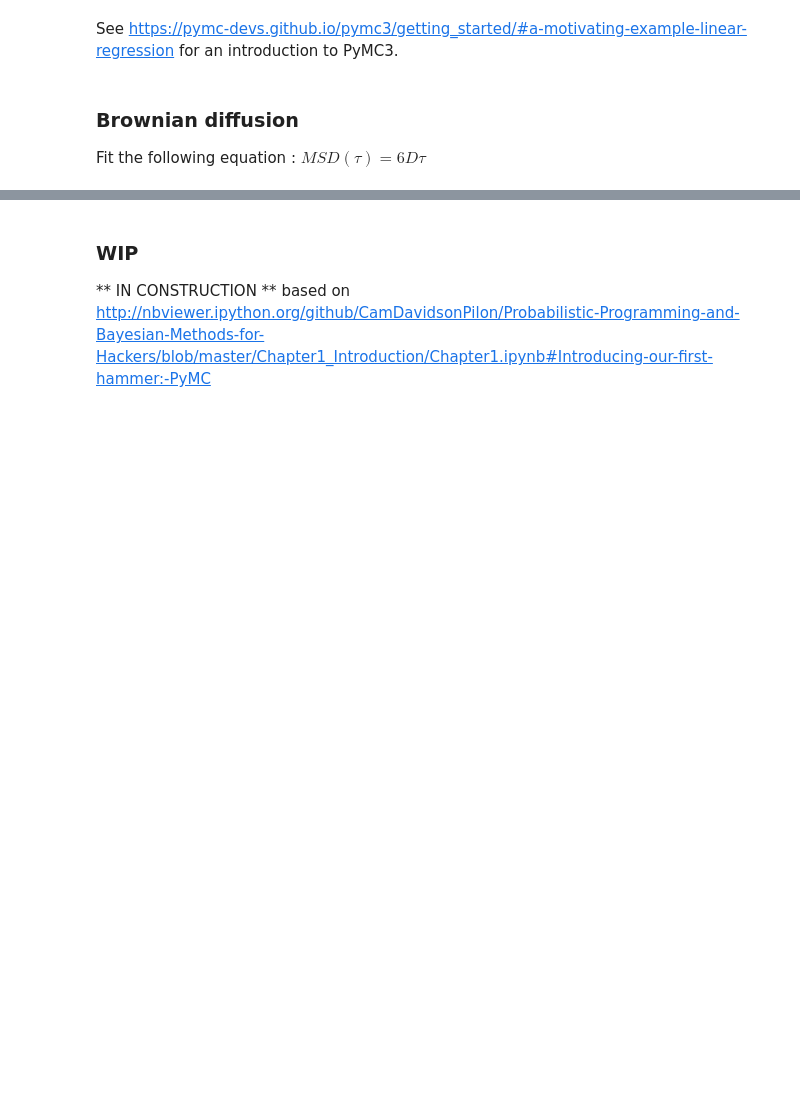
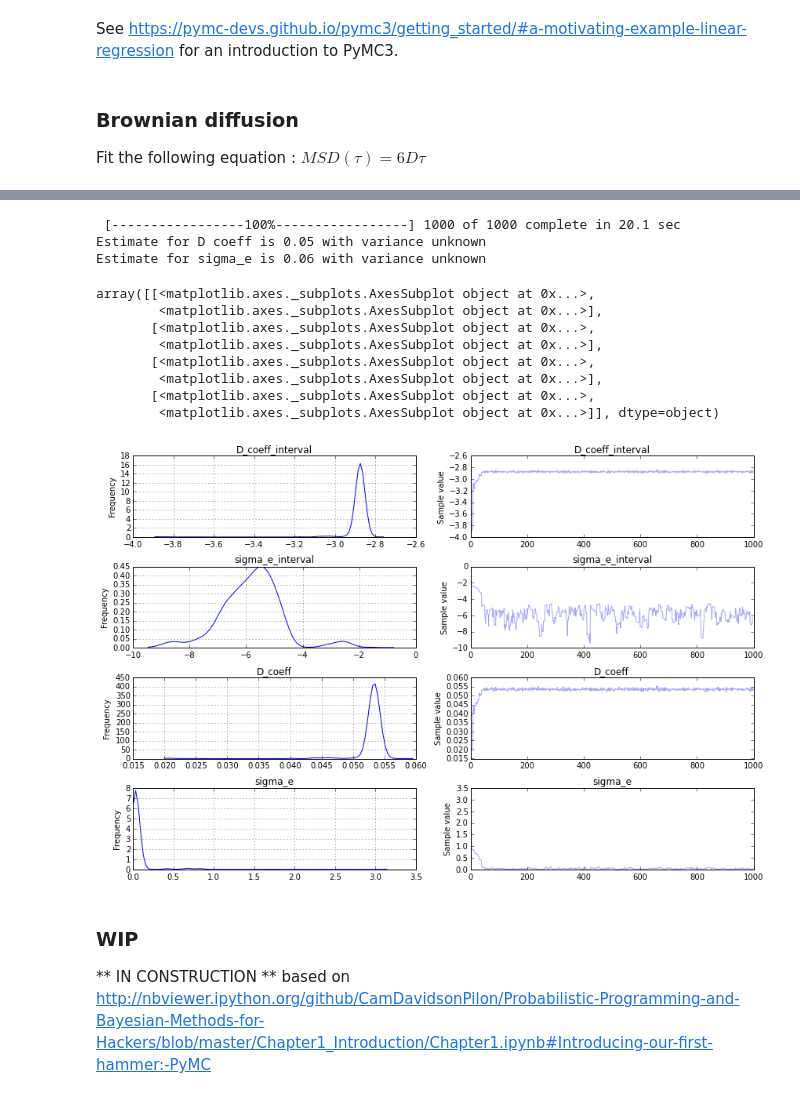
Before and after one commit to hadim/Public-Notebooks, a Jupyter notebook: msd_bayes/msd_bayes.ipynb, the cells around one changed output, grey strips where cells are left out. Cells and saved outputs as stored; diff of their text form; code cells hidden in the pictures; blank space fills up the shorter version.

```diff
--- a/msd_bayes/msd_bayes.ipynb
+++ b/msd_bayes/msd_bayes.ipynb
@@ -187,3 +247,37 @@ array([[<matplotlib.axes._subplots.AxesSubplot object at 0x...>,
+# %%
+# Diffusive + error model
+
+msd_observed = msd_mean.copy()
+
+with pm.Model() as model:
+
+    D_coeff = pm.Uniform("D_coeff", lower=0, upper=1)
+    sigma_e = pm.Uniform("sigma_e", lower=0, upper=10)
+
+    tau = msd_mean.index
+    msd_model = 6 * sigma_e ** 2 + 6 * D_coeff * tau
+
+    observation = pm.Normal("observation", mu=msd_model, observed=msd_observed)
+
+    step = pm.NUTS()
+    trace = pm.sample(1000, step)
+
+print("\nEstimate for D coeff is {:.2f} with variance unknown".format(trace["D_coeff"].mean()))
+print("Estimate for sigma_e is {:.2f} with variance unknown".format(trace["sigma_e"].mean()))
+pm.traceplot(trace)
+# %% [output]
+ [-----------------100%-----------------] 1000 of 1000 complete in 20.1 sec
+Estimate for D coeff is 0.05 with variance unknown
+Estimate for sigma_e is 0.06 with variance unknown
+array([[<matplotlib.axes._subplots.AxesSubplot object at 0x...>,
+        <matplotlib.axes._subplots.AxesSubplot object at 0x...>],
+       [<matplotlib.axes._subplots.AxesSubplot object at 0x...>,
+        <matplotlib.axes._subplots.AxesSubplot object at 0x...>],
+       [<matplotlib.axes._subplots.AxesSubplot object at 0x...>,
+        <matplotlib.axes._subplots.AxesSubplot object at 0x...>],
+       [<matplotlib.axes._subplots.AxesSubplot object at 0x...>,
+        <matplotlib.axes._subplots.AxesSubplot object at 0x...>]], dtype=object)
+[figure, added]
 # %% [markdown]
 ### WIP
 
```
Also changed, not shown: parts of 7 cells of this notebook.
